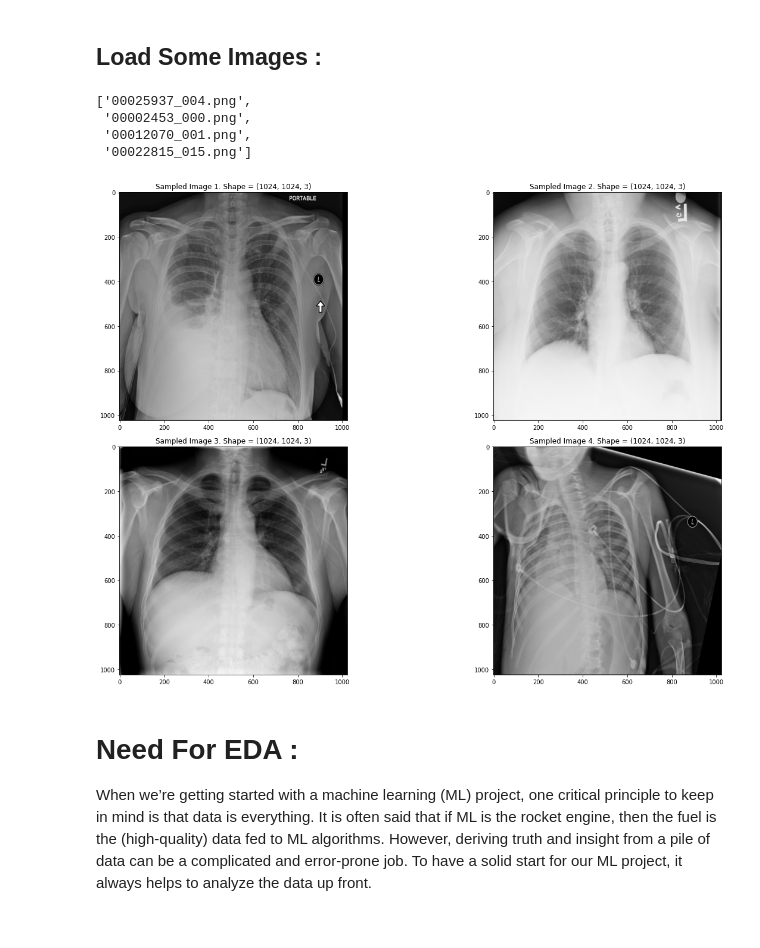
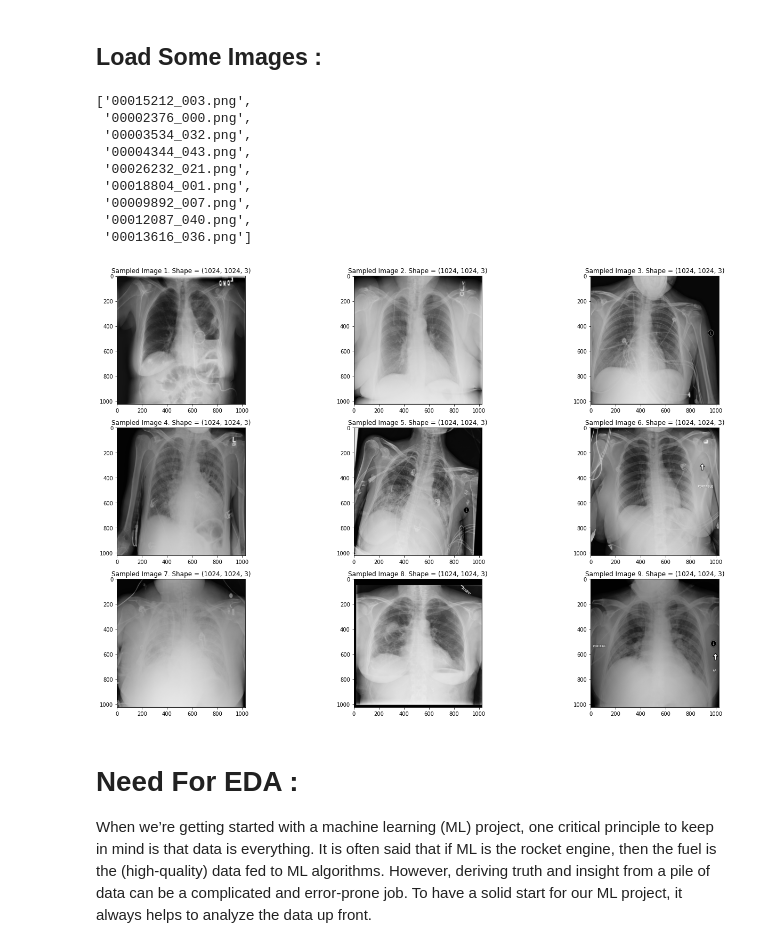
Before and after one commit to fireheart12/Chexnet_NIH, a Jupyter notebook: Exploratory Data Analysis/NIH-EDA.ipynb, the cells around one changed output. Drawn from its saved outputs; the diff is of its cells as text; code cells hidden in the pictures.

```diff
--- a/Exploratory Data Analysis/NIH-EDA.ipynb
+++ b/Exploratory Data Analysis/NIH-EDA.ipynb
@@ -89,26 +89,31 @@ def resize_image(image, image_size) :
 # %% [markdown]
 ## Load Some Images :
 # %%
-random_image_names = [np.random.choice(os.listdir(DATASET_PATH)) for i in range(4)]
+random_image_names = [np.random.choice(os.listdir(DATASET_PATH)) for i in range(9)]
 
 random_image_names
 # %% [output]
-['00025937_004.png',
- '00002453_000.png',
- '00012070_001.png',
- '00022815_015.png']
+['00015212_003.png',
+ '00002376_000.png',
+ '00003534_032.png',
+ '00004344_043.png',
+ '00026232_021.png',
+ '00018804_001.png',
+ '00009892_007.png',
+ '00012087_040.png',
+ '00013616_036.png']
 # %%
 plt.figure(figsize = (20, 12))
-for i in range(4) :
-    plt.subplot(2, 2, i+1)
+for i in range(9) :
+    plt.subplot(3, 3, i+1)
     image = load_image(DATASET_PATH, random_image_names[i])
     plt.title(f"Sampled Image {i + 1}. Shape = {image.shape}")
     plt.imshow(image)
     plt.grid(False)
 
 plt.tight_layout()
 # %% [output]
-[figure, old version]
+[figure, new version]
 # %% [markdown]
 # Need For EDA :
 
```
Also changed, not shown: parts of 13 cells of this notebook.
